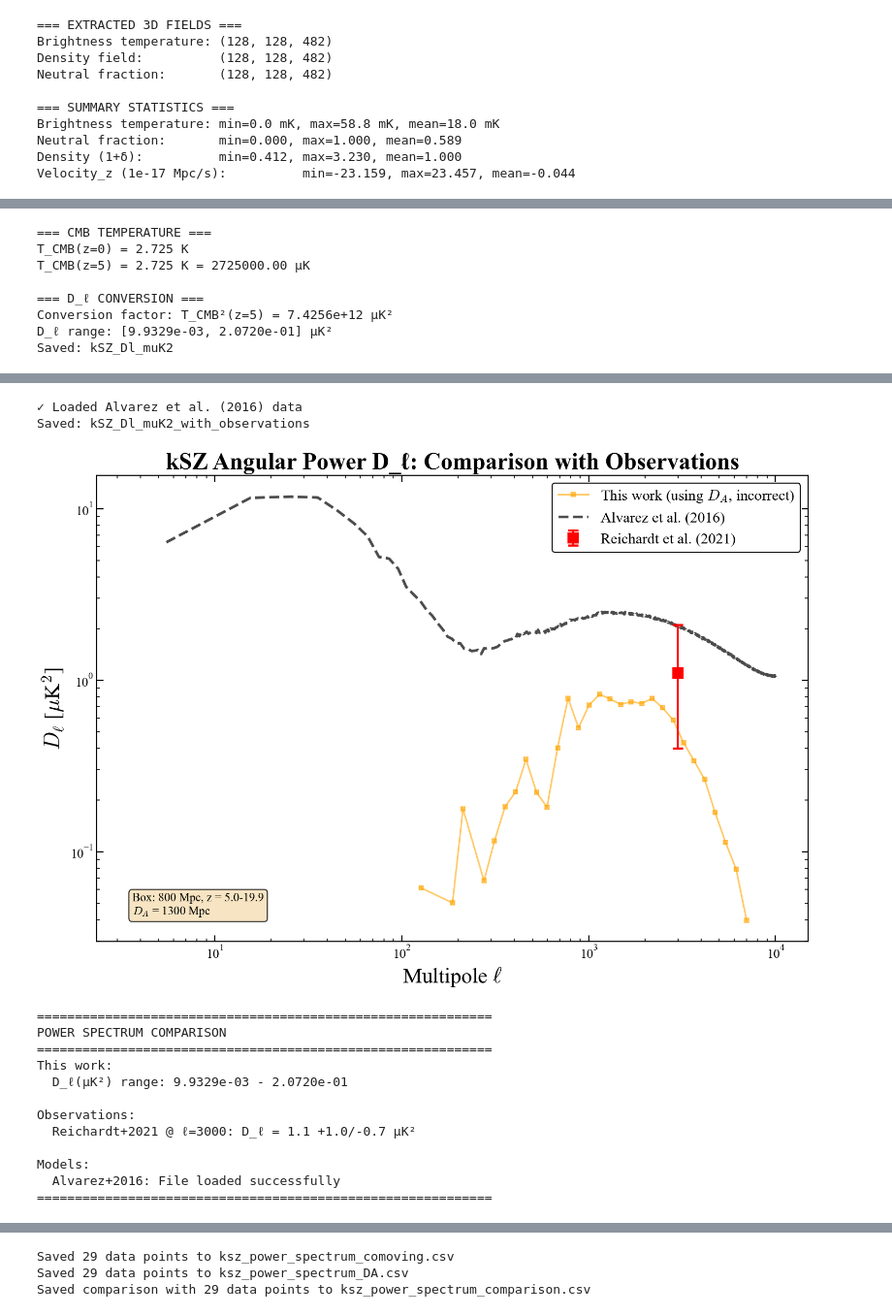
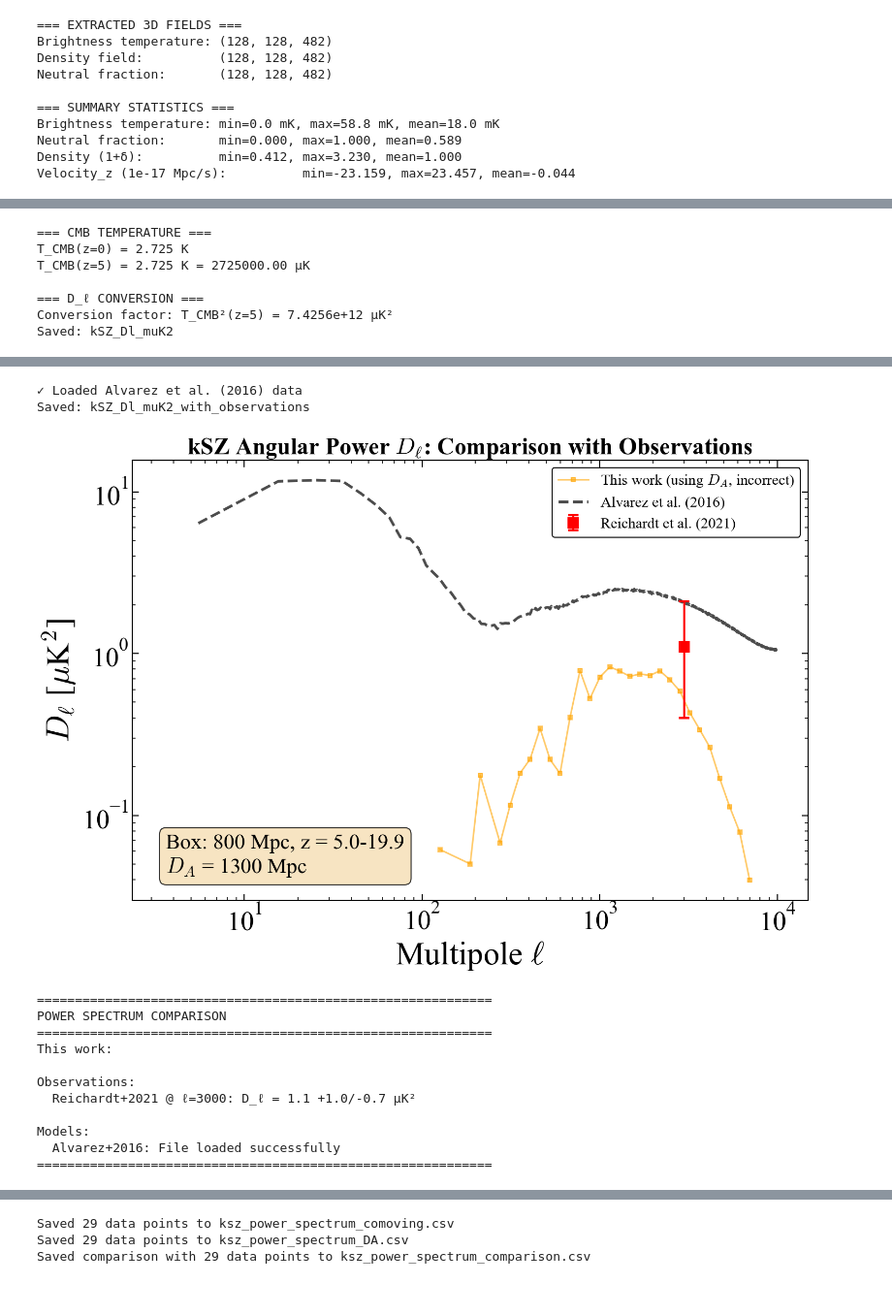
Before and after one commit to swanith01/Swanith_DP2_GitBranch, a Jupyter notebook: Plots/Lightconer_v3/Tomas_v3_Attempt.ipynb, the cells around one changed output, grey strips where cells are left out. Shown at 97% size. Saved outputs shown, nothing was run; the diff lists cells and outputs as text; code cells hidden in the pictures.

```diff
--- a/Plots/Lightconer_v3/Tomas_v3_Attempt.ipynb
+++ b/Plots/Lightconer_v3/Tomas_v3_Attempt.ipynb
@@ -1297,32 +1571,59 @@ Dl_uK2_comov = Dl_kSZ_muK2_comov * T_CMB_z5_uK**2
 
 print(f"\n=== D_ℓ CONVERSION ===")
 print(f"Conversion factor: T_CMB²(z=5) = {T_CMB_z5_uK**2:.4e} μK²")
-print(f"D_ℓ range: [{np.nanmin(Dl_uK2[Dl_uK2>0]):.4e}, {np.nanmax(Dl_uK2):.4e}] μK²")
+#print(f"D_ℓ range: [{np.nanmin(Dl_uK2[Dl_uK2>0]):.4e}, {np.nanmax(Dl_uK2):.4e}] μK²")
 
 #=============================================================================
 # PLOT 3: D_ℓ - Angular Power Spectrum in μK²
 # =============================================================================
 fig, ax = plt.subplots(1, 1, figsize=(10, 7), constrained_layout=True)
 
-# INCORRECT version (physical D_A) for comparison
+# version (physical D_A) for comparison
 valid_DA = ~np.isnan(Dl_uK2_DA) & (Dl_uK2_DA > 0) & (ell_from_k > 10)
 ax.loglog(ell_from_k[valid_DA], Dl_uK2_DA[valid_DA], 's-',
           color='darkblue', alpha=0.5, linewidth=1.5, markersize=4,
           label=r'$D_\ell$ ')
 
-ax.set_xlabel(r'Multipole $\ell$', fontsize=20)
-ax.set_ylabel(r'$D_\ell = \ell(\ell+1)C_\ell / 2\pi$ [$\mu$K$^2$]', fontsize=20)
-ax.legend(fontsize=16, loc='best')
+from matplotlib.ticker import LogLocator, LogFormatterMathtext
+
+# Force axis ranges to span multiple decades
+ax.set_xlim(1e2, 1e4)
+ax.set_ylim(1e-2, 1e0)
+
+# X axis ticks
+ax.xaxis.set_major_locator(LogLocator(base=10, numticks=10))
+ax.xaxis.set_minor_locator(LogLocator(base=10, subs=(2,3,4,5,6,7,8,9)))
+ax.xaxis.set_major_formatter(LogFormatterMathtext())
+
+# Y axis ticks
+ax.yaxis.set_major_locator(LogLocator(base=10, numticks=10))
+ax.yaxis.set_minor_locator(LogLocator(base=10, subs=(2,3,4,5,6,7,8,9)))
+ax.yaxis.set_major_formatter(LogFormatterMathtext())
+
+
+fig.set_constrained_layout(False)
+
+
+ax.set_xlabel(r'Multipole $\ell$')
+ax.set_ylabel(r'$D_\ell = \ell(\ell+1)C_\ell / 2\pi$ [$\mu$K$^2$]')
+ax.legend(loc='best')
+
+
 
 # Save PDF without title
 plot_name = "kSZ_Dl_muK2"
-fig.savefig(f"{plot_dir}/{plot_name}.pdf", bbox_inches='tight')
 
-# Add title for PNG
-ax.set_title('kSZ Angular Power Spectrum D_ℓ', fontsize=22, fontweight='bold')
-fig.savefig(f"{plot_dir}/{plot_name}.png", dpi=300, bbox_inches='tight')
+save_pdf_png(
+    fig,
+    ax,
+    plot_dir=plot_dir,
+    plot_name=plot_name,
+    title=r"kSZ Angular Power Spectrum $D_\ell$"
+)
+
 print(f"Saved: {plot_name}")
 plt.show()
+
 
 # =============================================================================
 # PLOT 4: D_ℓ in μK² - Physical Units WITH OBSERVATIONS
@@ -1370,8 +1671,8 @@ ax.errorbar(ell_reichardt, D_reichardt,
 # =============================================================================
 # Formatting
 # =============================================================================
-ax.set_xlabel(r'Multipole $\ell$', fontsize=20)
-ax.set_ylabel(r'$D_\ell$ [$\mu$K$^2$]', fontsize=20)
+ax.set_xlabel(r'Multipole $\ell$')
+ax.set_ylabel(r'$D_\ell$ [$\mu$K$^2$]')
 #ax.set_xlim(10, 10000)
 #ax.set_ylim(1e-2, 1e10)  # Adjust based on your data
 #ax.grid(True, which='both', alpha=0.3)
@@ -1381,19 +1682,21 @@ ax.legend(loc='best', fontsize=14, frameon=True, framealpha=0.95,
 # Add info text
 info_text = (f"Box: {user_params.BOX_LEN:.0f} Mpc, "
              f"z = {red_axis.min():.1f}-{red_axis.max():.1f}\n"
-             f"$D_A$ = {D_A_Mpc:.0f} Mpc")
+             f"$D_A$ = {D_A_physical:.0f} Mpc")
 ax.text(0.05, 0.05, info_text, transform=ax.transAxes,
-        fontsize=11, verticalalignment='bottom',
+        fontsize=20, verticalalignment='bottom',
         bbox=dict(boxstyle='round', facecolor='wheat', alpha=0.8))
 
 # Save PDF without title
 plot_name = "kSZ_Dl_muK2_with_observations"
-fig.savefig(f"{plot_dir}/{plot_name}.pdf", bbox_inches='tight')
 
-# Add title for PNG
-ax.set_title(r'kSZ Angular Power D_ℓ: Comparison with Observations',
-             fontsize=22, fontweight='bold')
-fig.savefig(f"{plot_dir}/{plot_name}.png", dpi=300, bbox_inches='tight')
+save_pdf_png(
+    fig,
+    ax,
+    plot_dir=plot_dir,
+    plot_name=plot_name,
+    title=r"kSZ Angular Power $D_\ell$: Comparison with Observations"
+)
 
 print(f"Saved: {plot_name}")
 plt.show()
@@ -1405,7 +1708,7 @@ print(f"\n{'='*60}")
 print(f"POWER SPECTRUM COMPARISON")
 print(f"{'='*60}")
 print(f"This work:")
-print(f"  D_ℓ(μK²) range: {np.nanmin(Dl_uK2[Dl_uK2>0]):.4e} - {np.nanmax(Dl_uK2):.4e}")
+#print(f"  D_ℓ(μK²) range: {np.nanmin(Dl_uK2[Dl_uK2>0]):.4e} - {np.nanmax(Dl_uK2):.4e}")
 print(f"\nObservations:")
 print(f"  Reichardt+2021 @ ℓ=3000: D_ℓ = {D_reichardt:.1f} +{D_reichardt_err_upper:.1f}/-{D_reichardt_err_lower:.1f} μK²")
 print(f"\nModels:")
@@ -1418,5 +1721,4 @@ T_CMB(z=5) = 2.725 K = 2725000.00 μK
 
 === D_ℓ CONVERSION ===
 Conversion factor: T_CMB²(z=5) = 7.4256e+12 μK²
-D_ℓ range: [9.9329e-03, 2.0720e-01] μK²
 Saved: kSZ_Dl_muK2
@@ -1424,11 +1726,10 @@ Saved: kSZ_Dl_muK2
 ✓ Loaded Alvarez et al. (2016) data
 Saved: kSZ_Dl_muK2_with_observations
-[figure, old version]
+[figure, new version]
 ============================================================
 POWER SPECTRUM COMPARISON
 ============================================================
 This work:
-  D_ℓ(μK²) range: 9.9329e-03 - 2.0720e-01
 
 Observations:
   Reichardt+2021 @ ℓ=3000: D_ℓ = 1.1 +1.0/-0.7 μK²
```
Also changed, not shown: parts of 9 cells of this notebook, 36 other files.
